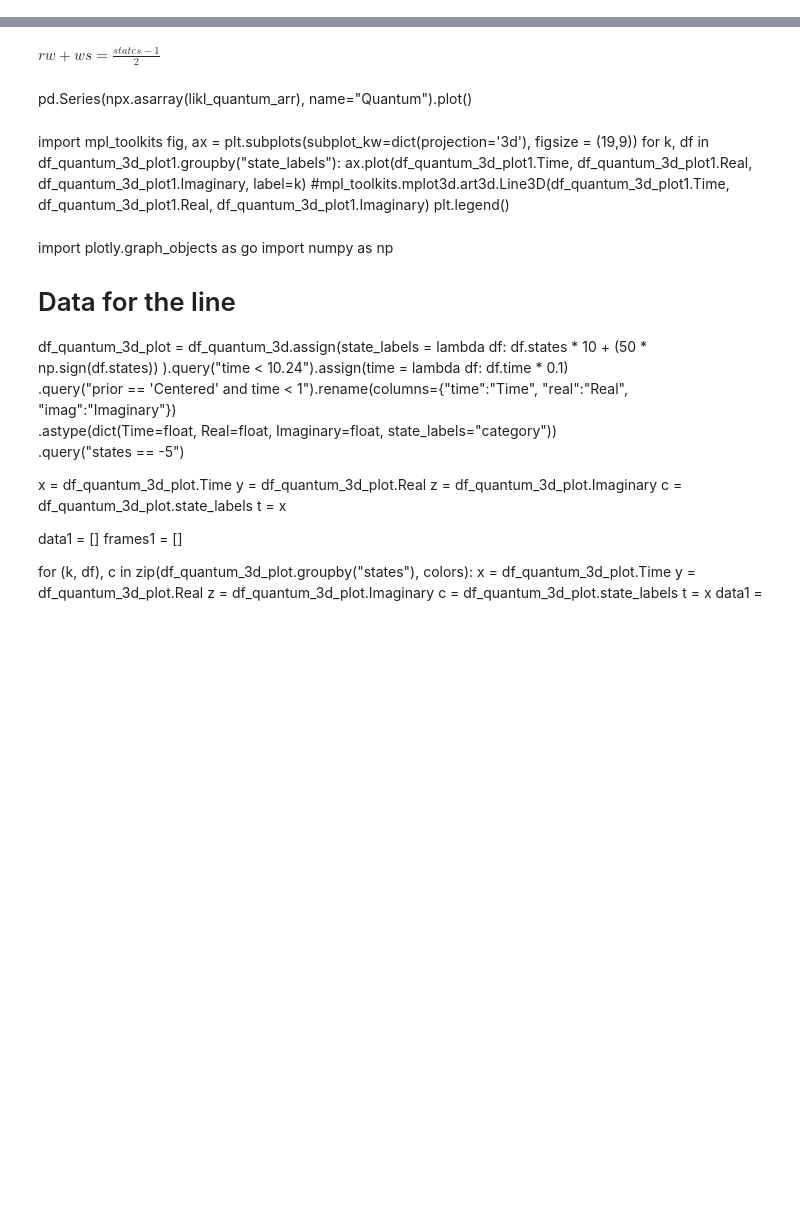
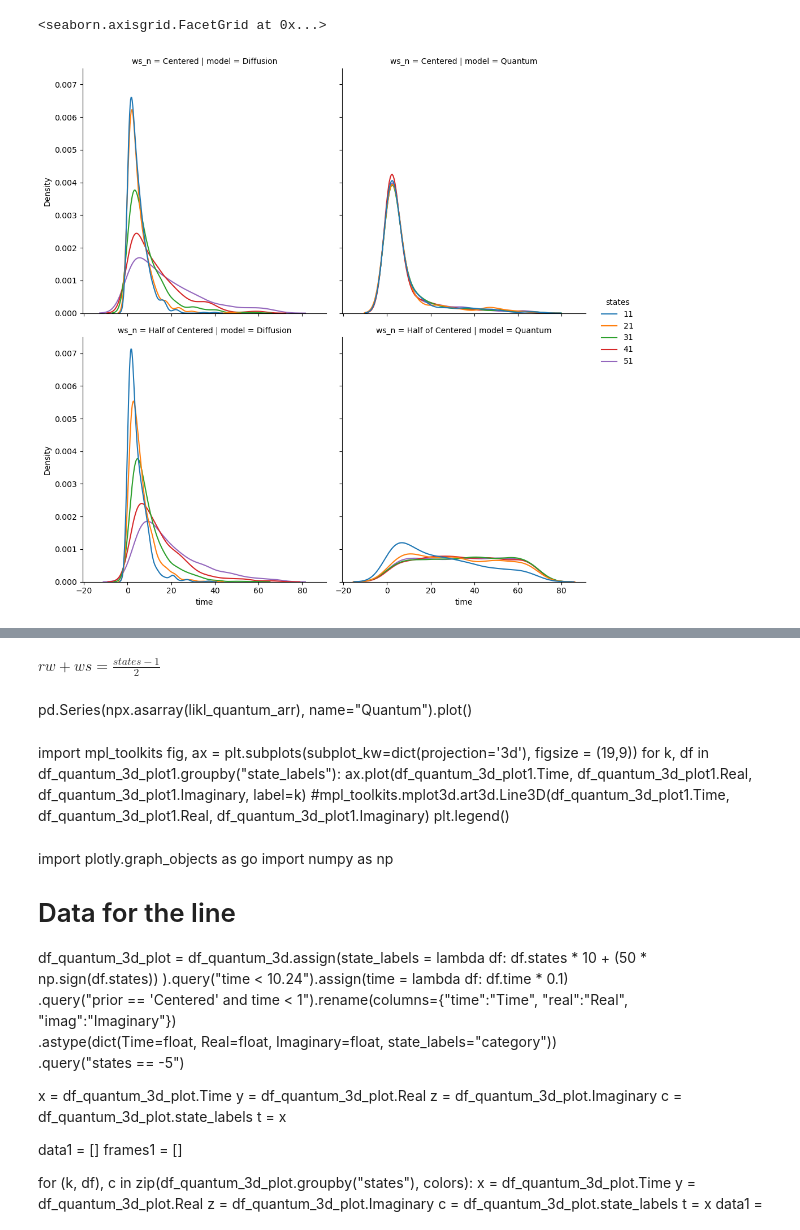
Before and after one commit to rkmalaiya/stochastic_cognitive_dynamics, a Jupyter notebook: poc/Diffusion_Quantum_Discrete_Continuous_Time.ipynb, the cells around one changed output, grey strips where cells are left out. Saved outputs shown, nothing was run; the diff lists cells and outputs as text; code cells hidden in the pictures; blank space fills up the shorter version.

```diff
--- a/poc/Diffusion_Quantum_Discrete_Continuous_Time.ipynb
+++ b/poc/Diffusion_Quantum_Discrete_Continuous_Time.ipynb
@@ -165,0 +240,3 @@ df_plot_n.query("model=='Quantum' and states.isin((11,13,15,21)) and states==11"
+# %%
+df_plot_sample = df_plot_n.assign(likl=lambda df:np.abs(df.likl)).groupby(["model","states","ws_n"]).sample(frac=1,replace=True,weights="likl")
+df_plot_sample
@@ -166 +258,6 @@ df_plot_n.query("model=='Quantum' and states.isin((11,13,15,21)) and states==11"
+# %%
+sns.displot(df_plot_sample, x="time", hue="states",col="model",row="ws_n", kind="kde")
+# %% [output]
+<seaborn.axisgrid.FacetGrid at 0x...>
+[figure, added]
 # %%
```
Also changed, not shown: parts of 19 cells of this notebook, 2 other files.
